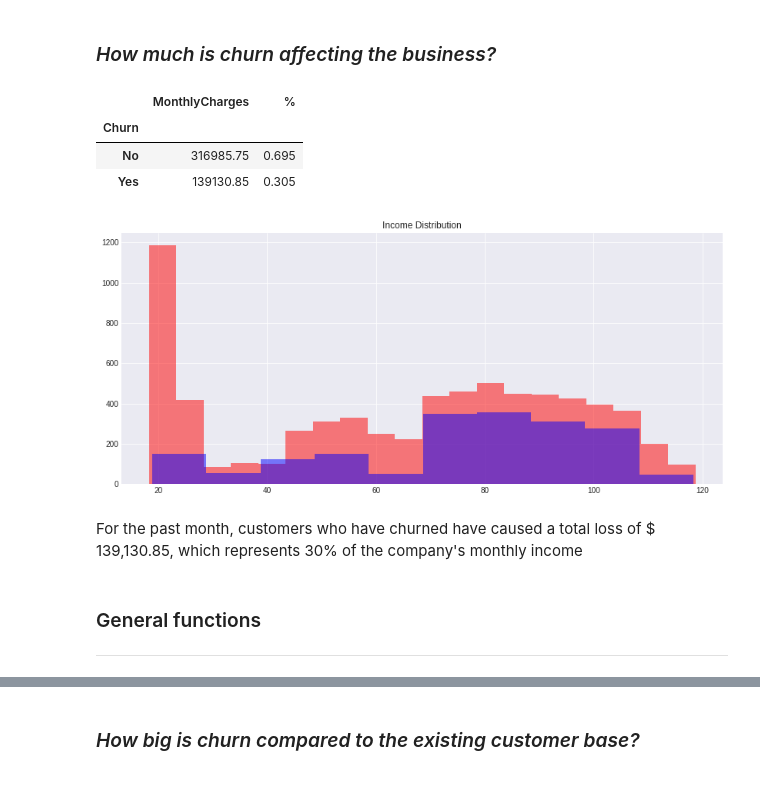
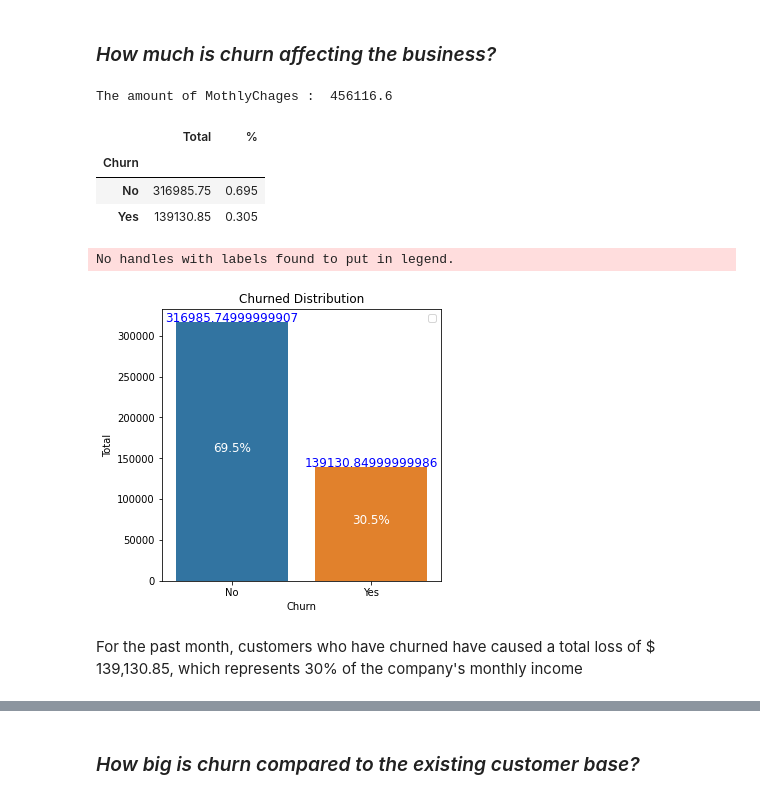
Before and after one commit to Ldave01/Customer_Churn_Analysis, a Jupyter notebook: Jupyter_Notebook/churnanalysis.ipynb, the cells around one changed output, grey strips where cells are left out. Cells and saved outputs as stored; diff of their text form; code cells hidden in the pictures.

```diff
--- a/Jupyter_Notebook/churnanalysis.ipynb
+++ b/Jupyter_Notebook/churnanalysis.ipynb
@@ -229,0 +233,19 @@ The describe analysis shows that:
+# %%
+#Graph to vizualize the distribution of the churn data
+def plot(data):
+  plt.figure(figsize=(5,5))
+  bar =sns.barplot(data=data,x=data.index,y="Total")
+  i = 0
+  for tot,perc in zip(data['Total'],data['%']):
+    bar.text(i,
+            tot/2,
+            str(np.round(perc*100,2))+ "%",
+            fontdict=dict(color='White',fontsize=12,horizontalalignment="center"))
+    bar.text(i,
+            tot+10,
+            str(tot),
+            fontdict=dict(color='blue',fontsize=12,horizontalalignment="center"))
+
+    i+=1
+  plt.title("Churned Distribution")
+  plt.legend()
@@ -235,27 +303,20 @@ The describe analysis shows that:
 # %%
 telco_monthly_income  = telco_data['MonthlyCharges'].sum()
 churn_customer_amount = telco_data.groupby(by=['Churn']).MonthlyCharges.sum().to_frame()
 churn_customer_amount["%"] = 0
 churn_customer_amount["%"]= churn_customer_amount["MonthlyCharges"].apply(lambda x: round(x/churn_customer_amount['MonthlyCharges'].sum(), 3))
+churn_customer_amount.columns=['Total', '%']
+print('The amount of MothlyChages : ',telco_monthly_income)
 display(churn_customer_amount)
-
-#telco_data['MonthlyCharges'].plot(kind='hist')
-#telco_data[telco_data['Churn']=='Yes']['MonthlyCharges'].plot(kind='hist')
-
-plt.figure(figsize=(14,6))
-plt.style.use('seaborn-darkgrid')
-plt.hist(telco_data.MonthlyCharges,bins=20,alpha =0.5,color="red")
-plt.hist(telco_data[telco_data['Churn']=='Yes'].MonthlyCharges,bins=10,alpha =0.5,color="blue")
-plt.title("Income Distribution")
-plt.show()
+plot(churn_customer_amount)
+#churn_customer_amount['%'].plot(kind='bar')
 # %% [output]
+The amount of MothlyChages :  456116.6
-|  | MonthlyCharges | % |
+|  | Total | % |
 | Churn |  |  |
 | No | 316985.75 | 0.695 |
 | Yes | 139130.85 | 0.305 |
+No handles with labels found to put in legend.
-[figure, old version]
+[figure, new version]
 # %% [markdown]
 For the past month, customers who have churned have caused a total loss of $ 139,130.85, which represents 30% of the company's monthly income
-# %% [markdown]
-### General functions
----
```
Also changed, not shown: parts of 57 cells of this notebook.
